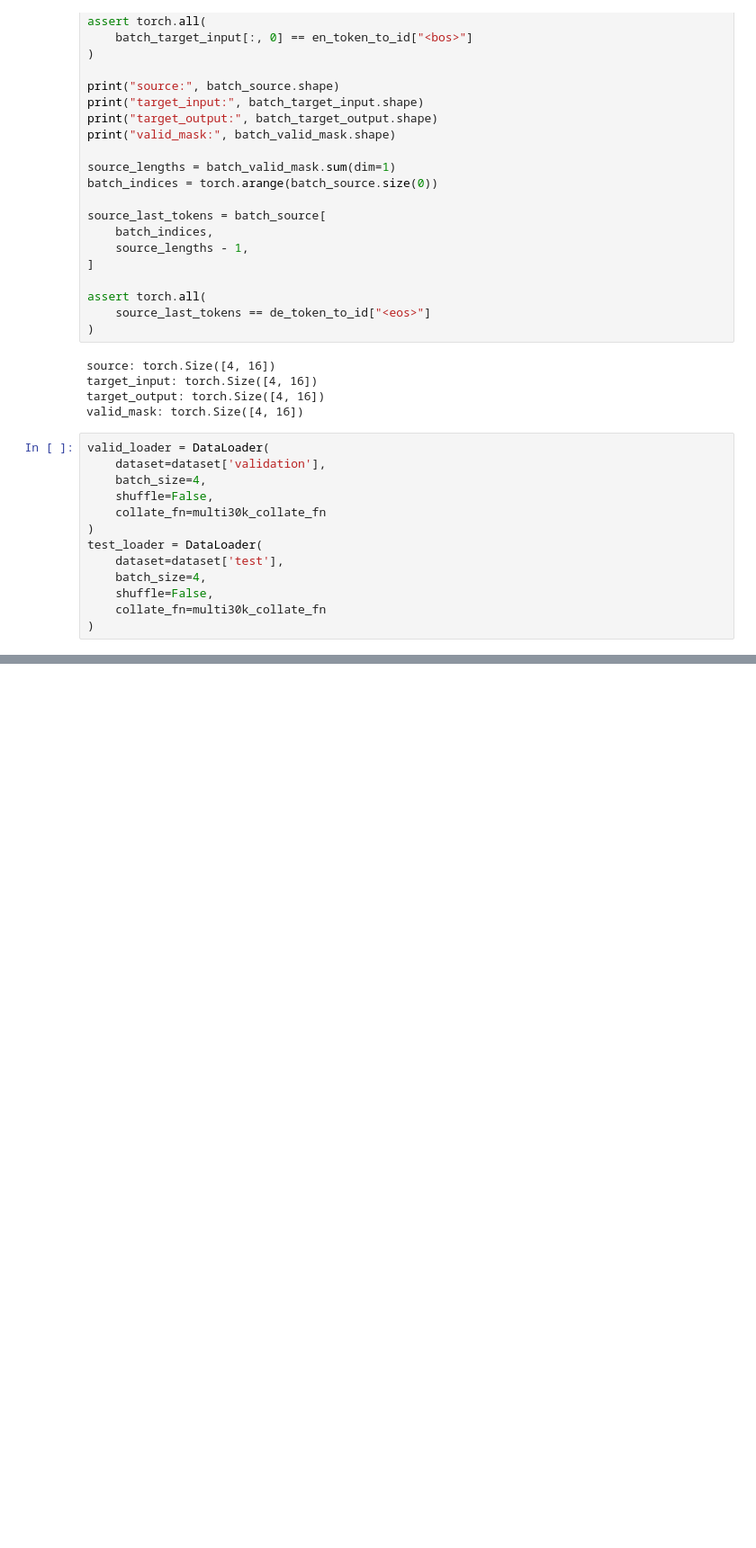
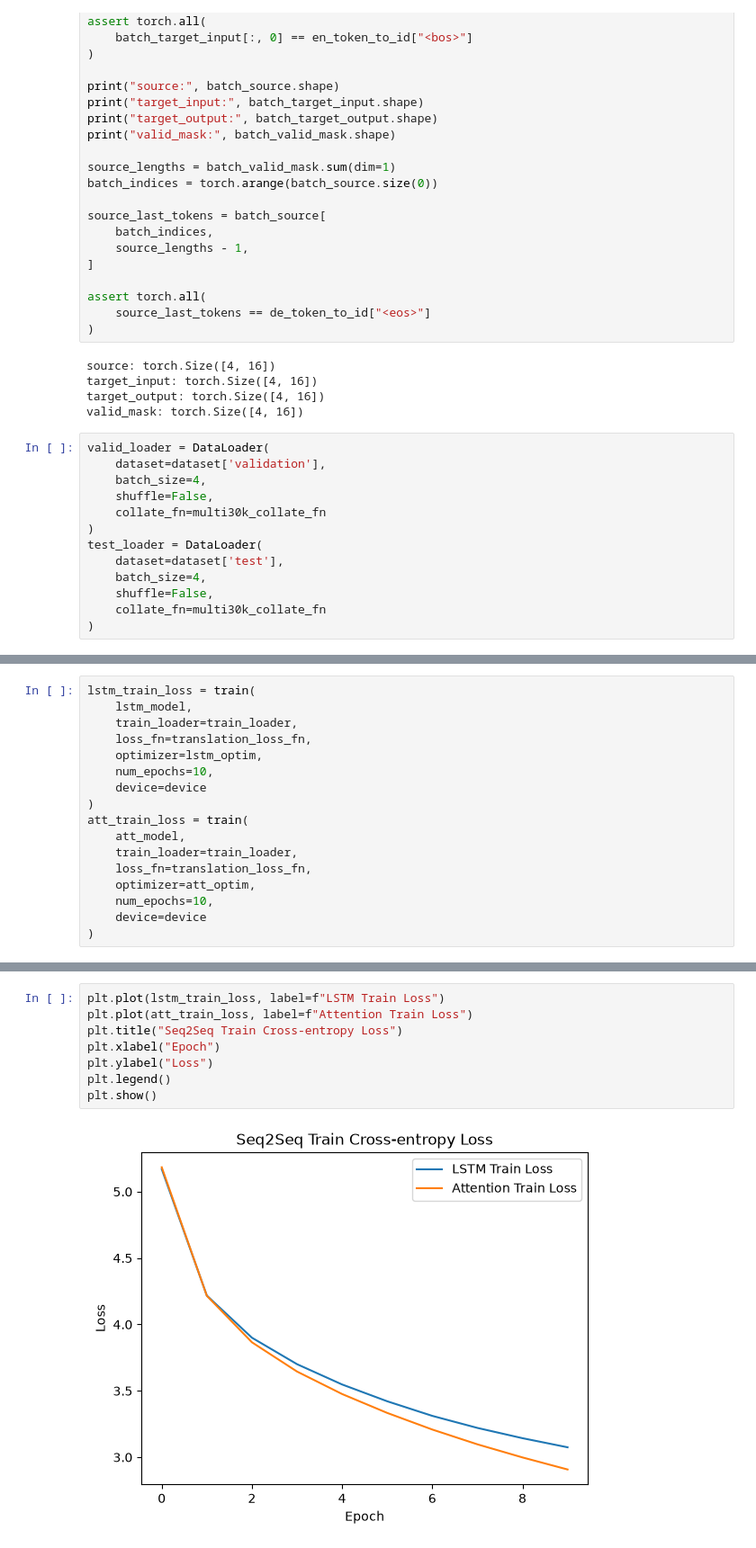
Before and after one commit to r-jelly/model-from-scratch, a Jupyter notebook: 02-seq2seq/experiment.ipynb, the cells around one changed output, grey strips where cells are left out. Shown at 90% size. Saved outputs shown, nothing was run; the diff lists cells and outputs as text; blank space fills up the shorter version.

```diff
--- a/02-seq2seq/experiment.ipynb
+++ b/02-seq2seq/experiment.ipynb
@@ -682,0 +942,17 @@ test_loader = DataLoader(
+# %%
+lstm_train_loss = train(
+    lstm_model,
+    train_loader=train_loader,
+    loss_fn=translation_loss_fn,
+    optimizer=lstm_optim,
+    num_epochs=10,
+    device=device
+)
+att_train_loss = train(
+    att_model,
+    train_loader=train_loader,
+    loss_fn=translation_loss_fn,
+    optimizer=att_optim,
+    num_epochs=10,
+    device=device
+)
@@ -682,0 +980,10 @@ test_loader = DataLoader(
+# %%
+plt.plot(lstm_train_loss, label=f"LSTM Train Loss")
+plt.plot(att_train_loss, label=f"Attention Train Loss")
+plt.title("Seq2Seq Train Cross-entropy Loss")
+plt.xlabel("Epoch")
+plt.ylabel("Loss")
+plt.legend()
+plt.show()
+# %% [output]
+[figure, added]
```
Also changed, not shown: parts of 21 cells of this notebook, 2 other files.
